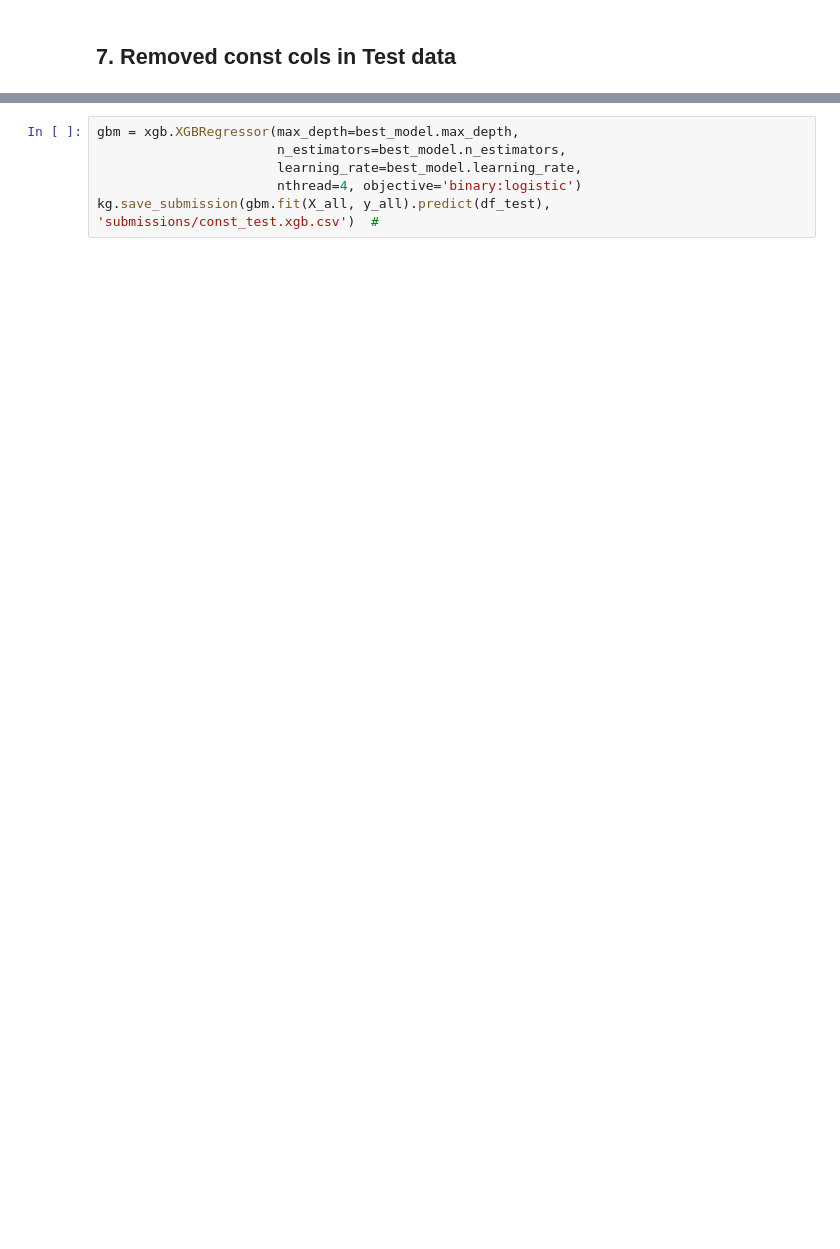
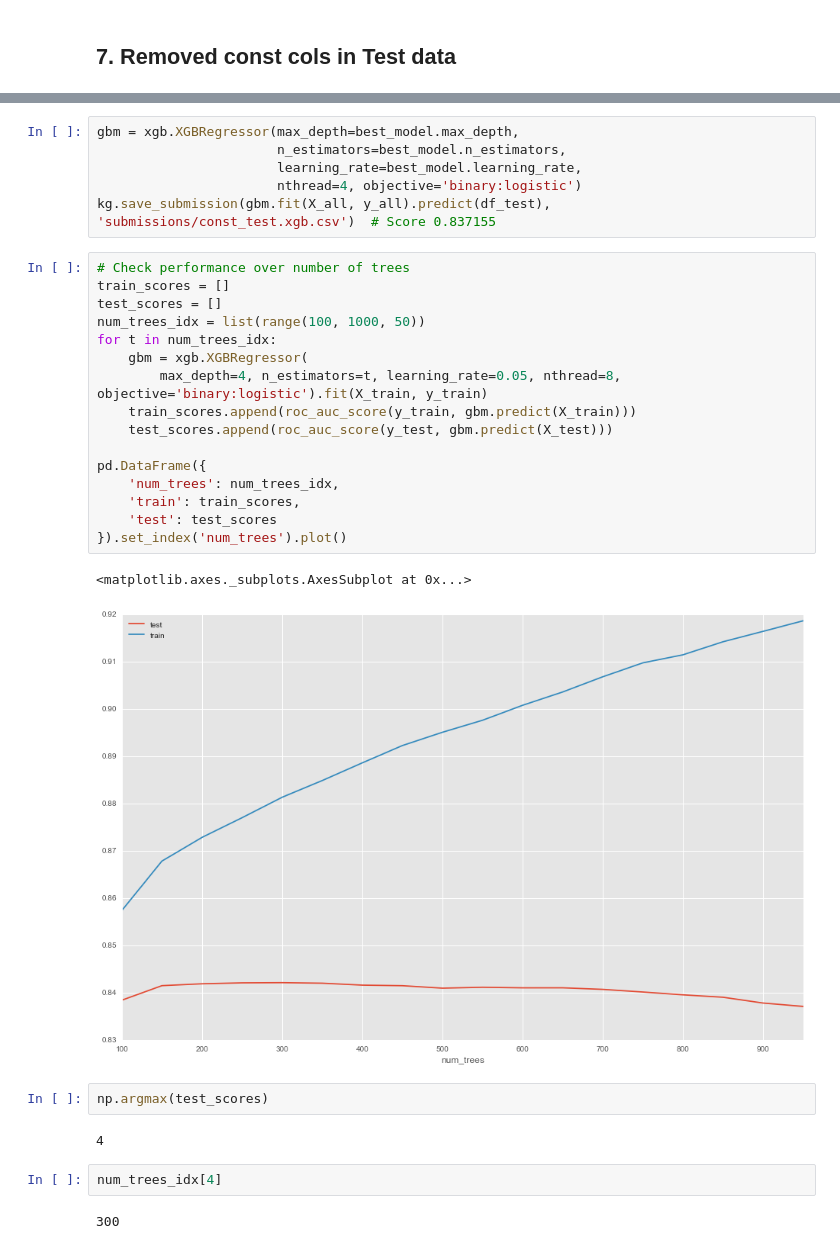
Before and after one commit to jjinking/kaggle-santander, a Jupyter notebook: models.ipynb, the cells around one changed output, grey strips where cells are left out. Saved outputs shown, nothing was run; the diff lists cells and outputs as text; blank space fills up the shorter version.

```diff
--- a/models.ipynb
+++ b/models.ipynb
@@ -725,4 +790,31 @@ gbm = xgb.XGBRegressor(max_depth=best_model.max_depth,
                        n_estimators=best_model.n_estimators,
                        learning_rate=best_model.learning_rate,
                        nthread=4, objective='binary:logistic')
-kg.save_submission(gbm.fit(X_all, y_all).predict(df_test), 'submissions/const_test.xgb.csv')  #
+kg.save_submission(gbm.fit(X_all, y_all).predict(df_test), 'submissions/const_test.xgb.csv')  # Score 0.837155
+# %%
+# Check performance over number of trees
+train_scores = []
+test_scores = []
+num_trees_idx = list(range(100, 1000, 50))
+for t in num_trees_idx:
+    gbm = xgb.XGBRegressor(
+        max_depth=4, n_estimators=t, learning_rate=0.05, nthread=8, objective='binary:logistic').fit(X_train, y_train)
+    train_scores.append(roc_auc_score(y_train, gbm.predict(X_train)))
+    test_scores.append(roc_auc_score(y_test, gbm.predict(X_test)))
+
+pd.DataFrame({
+    'num_trees': num_trees_idx,
+    'train': train_scores,
+    'test': test_scores
+}).set_index('num_trees').plot()
+# %% [output]
+<matplotlib.axes._subplots.AxesSubplot at 0x...>
+[figure, added]
+# %%
+np.argmax(test_scores)
+# %% [output]
+4
+# %%
+num_trees_idx[4]
+# %% [output]
+300
```
Also changed, not shown: parts of 35 cells of this notebook, 4 other files.
